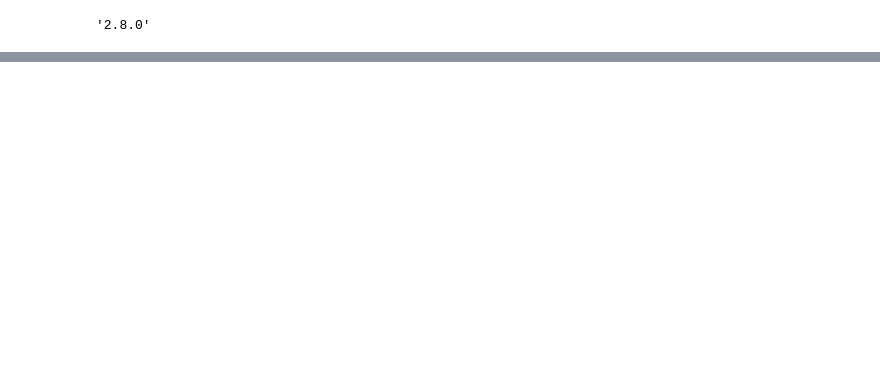
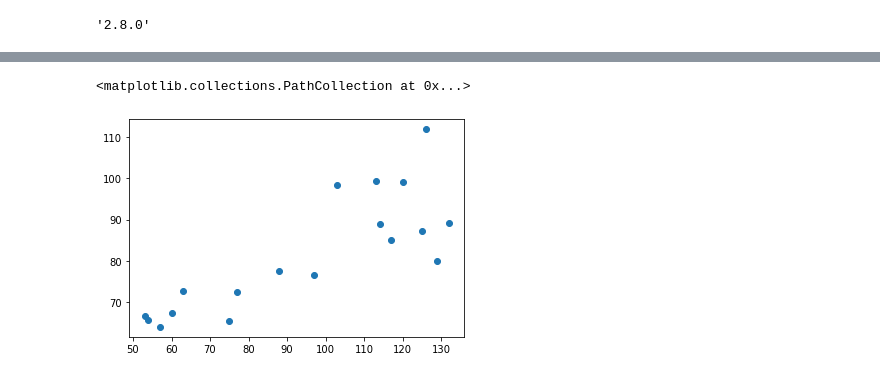
Before and after one commit to KaiMi92/PW_1_Grp3, a Jupyter notebook: nn.ipynb, the cells around one changed output, grey strips where cells are left out. Drawn from its saved outputs; the diff is of its cells as text; code cells hidden in the pictures; blank space fills up the shorter version.

```diff
--- a/nn.ipynb
+++ b/nn.ipynb
@@ -50,0 +132,10 @@ array([ 97., 103., 114., 117.,  57.,  54., 120., 113., 126., 132.,  88.,
+# %%
+loaded_model = tf.keras.models.load_model('my_model.keras')
+# %%
+y_pred = loaded_model.predict(images)
+# %%
+# idealerweise schwanken werte um die Winkelhalbierende
+plt.scatter(labels, y_pred)
+# %% [output]
+<matplotlib.collections.PathCollection at 0x...>
+[figure, added]
```
Also changed, not shown: parts of 16 cells of this notebook.
